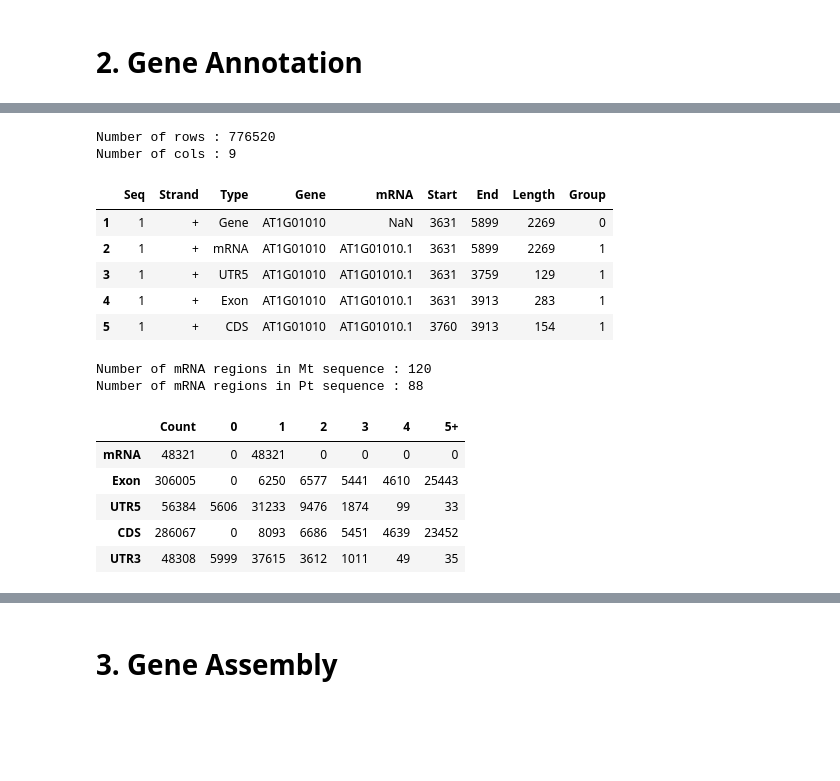
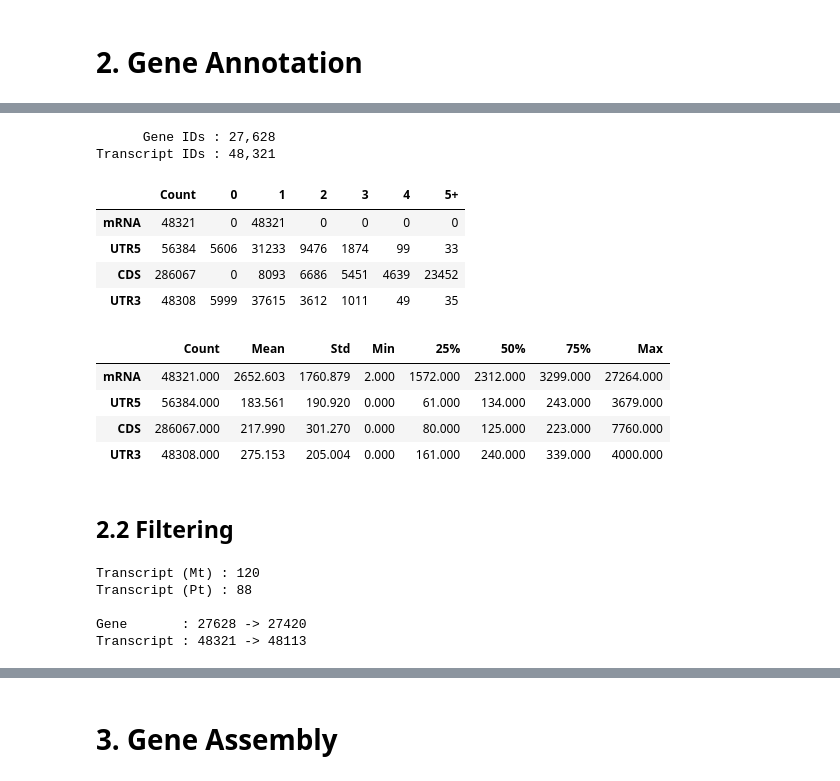
Before and after one commit to up4472/upolanc-thesis, a Jupyter notebook: nbp01-analysis.ipynb, the cells around one changed output, grey strips where cells are left out. Saved outputs shown, nothing was run; the diff lists cells and outputs as text; code cells hidden in the pictures; blank space fills up the shorter version.

```diff
--- a/nbp01-analysis.ipynb
+++ b/nbp01-analysis.ipynb
@@ -163,41 +122,59 @@ with open(MODIFICATION_CHECK, mode = 'a') as report :
 # %%
-# Show the first few gene annotations
+# Print number of genes and transcripts
 
-data_annotation.show(gene_annotation)
+print('      Gene IDs : {:,}'.format(gene_annotation['Gene'].nunique(dropna = True)))
+print('Transcript IDs : {:,}'.format(gene_annotation['Transcript'].nunique(dropna = True)))
 # %% [output]
-Number of rows : 776520
-Number of cols : 9
+      Gene IDs : 27,628
+Transcript IDs : 48,321
-|  | Seq | Strand | Type | Gene | mRNA | Start | End | Length | Group |
-| 1 | 1 | + | Gene | AT1G01010 | NaN | 3631 | 5899 | 2269 | 0 |
-| 2 | 1 | + | mRNA | AT1G01010 | AT1G01010.1 | 3631 | 5899 | 2269 | 1 |
-| 3 | 1 | + | UTR5 | AT1G01010 | AT1G01010.1 | 3631 | 3759 | 129 | 1 |
-| 4 | 1 | + | Exon | AT1G01010 | AT1G01010.1 | 3631 | 3913 | 283 | 1 |
-| 5 | 1 | + | CDS | AT1G01010 | AT1G01010.1 | 3760 | 3913 | 154 | 1 |
+# %%
+# Display region type count per gene
+
+data_annotation.type_distribution(
+	data    = gene_annotation,
+	groupby = 'Transcript',
+	regions = ['mRNA', 'UTR5', 'CDS', 'UTR3']
+)
+# %% [output]
+|  | Count | 0 | 1 | 2 | 3 | 4 | 5+ |
+| mRNA | 48321 | 0 | 48321 | 0 | 0 | 0 | 0 |
+| UTR5 | 56384 | 5606 | 31233 | 9476 | 1874 | 99 | 33 |
+| CDS | 286067 | 0 | 8093 | 6686 | 5451 | 4639 | 23452 |
+| UTR3 | 48308 | 5999 | 37615 | 3612 | 1011 | 49 | 35 |
+# %%
+# Display the region length statistics per each region
+
+data_annotation.length_statistics(
+	data = gene_annotation
+)
+# %% [output]
+|  | Count | Mean | Std | Min | 25% | 50% | 75% | Max |
+| mRNA | 48321.000 | 2652.603 | 1760.879 | 2.000 | 1572.000 | 2312.000 | 3299.000 | 27264.000 |
+| UTR5 | 56384.000 | 183.561 | 190.920 | 0.000 | 61.000 | 134.000 | 243.000 | 3679.000 |
+| CDS | 286067.000 | 217.990 | 301.270 | 0.000 | 80.000 | 125.000 | 223.000 | 7760.000 |
+| UTR3 | 48308.000 | 275.153 | 205.004 | 0.000 | 161.000 | 240.000 | 339.000 | 4000.000 |
+# %% [markdown]
+## 2.2 Filtering
 # %%
-# Drop Mt and Pt sequences if needed
+# Drop mt and pt sequence annotations
 
 mt = gene_annotation[(gene_annotation['Seq'] == 'Mt') & (gene_annotation['Type'] == 'mRNA')]
 pt = gene_annotation[(gene_annotation['Seq'] == 'Pt') & (gene_annotation['Type'] == 'mRNA')]
 
-print(f'Number of mRNA regions in Mt sequence : ' + '{}'.format(len(mt)))
-print(f'Number of mRNA regions in Pt sequence : ' + '{}'.format(len(pt)))
+print(f'Transcript (Mt) : ' + '{:}'.format(len(mt)))
+print(f'Transcript (Pt) : ' + '{:}'.format(len(pt)))
+print()
 
-# gene_annotation = gene_annotation[~gene_annotation['Seq'].isin(['Mt', 'Pt'])]
+gcount = gene_annotation['Gene'].nunique()
+tcount = gene_annotation['Transcript'].nunique()
+
+gene_annotation = gene_annotation[~gene_annotation['Seq'].isin(['Mt', 'Pt'])]
+
+print('Gene       : {:} -> {:}'.format(gcount, gene_annotation['Gene'].nunique(dropna = True)))
+print('Transcript : {:} -> {:}'.format(tcount, gene_annotation['Transcript'].nunique(dropna = True)))
 # %% [output]
-Number of mRNA regions in Mt sequence : 120
-Number of mRNA regions in Pt sequence : 88
+Transcript (Mt) : 120
+Transcript (Pt) : 88
+
+Gene       : 27628 -> 27420
+Transcript : 48321 -> 48113
-# %%
-# Display region type count per gene
-
-data_annotation.type_distribution(
-	data    = gene_annotation,
-	groupby = 'Group',
-	regions = ['mRNA', 'Exon', 'UTR5', 'CDS', 'UTR3']
-)
-# %% [output]
-|  | Count | 0 | 1 | 2 | 3 | 4 | 5+ |
-| mRNA | 48321 | 0 | 48321 | 0 | 0 | 0 | 0 |
-| Exon | 306005 | 0 | 6250 | 6577 | 5441 | 4610 | 25443 |
-| UTR5 | 56384 | 5606 | 31233 | 9476 | 1874 | 99 | 33 |
-| CDS | 286067 | 0 | 8093 | 6686 | 5451 | 4639 | 23452 |
-| UTR3 | 48308 | 5999 | 37615 | 3612 | 1011 | 49 | 35 |
```
Also changed, not shown: parts of 46 cells of this notebook, 23 other files.
